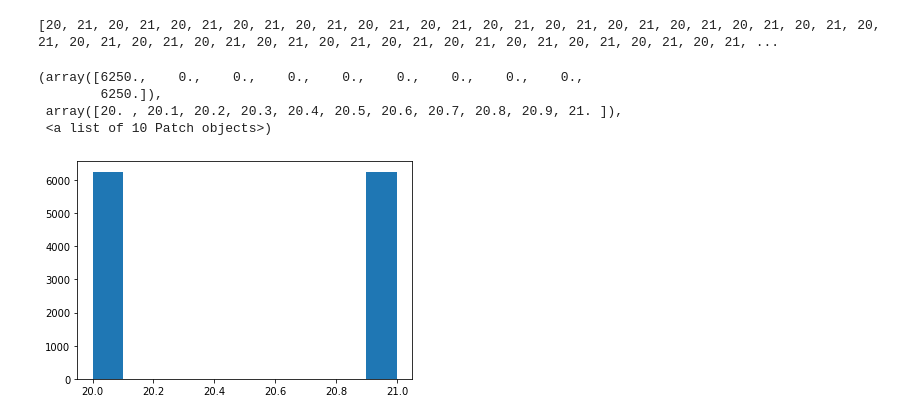
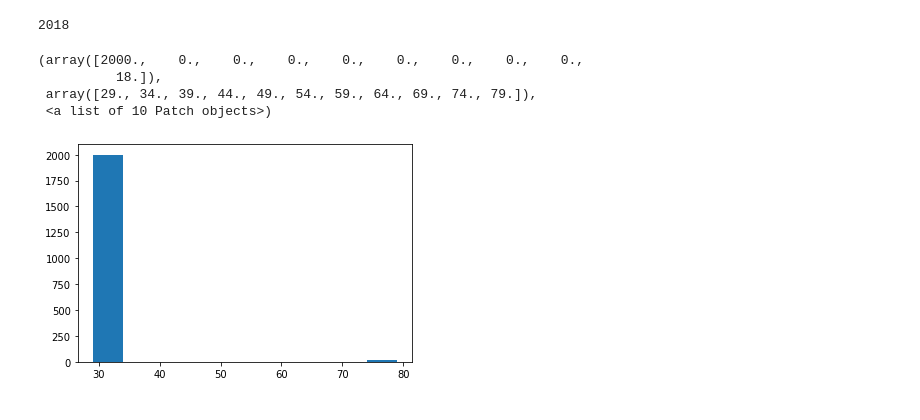
Before and after one commit to qsun19/ETROC1_DMRO, a Jupyter notebook: ETROC1_DMRO_Occupancy.ipynb, the cells around one changed output. Cells and saved outputs as stored; diff of their text form; code cells hidden in the pictures.

```diff
--- a/ETROC1_DMRO_Occupancy.ipynb
+++ b/ETROC1_DMRO_Occupancy.ipynb
@@ -29,7 +29,7 @@ import etroc1_array
 # path = './data/Scan_PhaseAdj_DAC=415_QInj=10M_QSel=6fC/'
 # path = './data/Scan_PhaseAdj_DAC=415_QInj=20M_QSel=6fC/'
 # path = './data/Scan_Threshold_1M25_QSel=6fC/'  ## scan around 200
-path = './data/Test_Pattern_Data/'    ## no scan, at 201
+path = './data/Occupancy/PhaseAdj_Scan_QInj=400K/'    ## no scan, at 201
 # file_in = 'Array_Data_Pixel=15_DAC_P15=409_QSel=6_CLSel=1_RfSel=3_IBSel=7_TDC_testMode=0_PhaseAdj=30_TDC_Mode_Output_B1_1000000_2020-07-01_17-22-24.dat'
 # file_in = 'Array_Data_Pixel=15_DAC_P15=409_QSel=18_CLSel=1_RfSel=3_IBSel=7_TDC_testMode=0_PhaseAdj=30_TDC_Mode_Output_B1_1000000_2020-07-01_17-23-08.dat'
 file_in = 'Array_T_Pixel=15_DAC_P15=414_QSel=6_CLSel=0_RfSel=3_IBSel=7_TDC_testMode=0_PhaseAdj=044_B1_200000_07-13_14-47-52.dat'
@@ -42,8 +42,8 @@ num_file = len(file_in)
 
 # qinj_base = 16    ##  2.5 MHz Qinj frequency
 # qinj_base = 2       ##  20 MHz
-# qinj_base = 100       ##  400 kHz
-qinj_base = 32       ##  1.25 MHz
+qinj_base = 100       ##  400 kHz
+# qinj_base = 32       ##  1.25 MHz
 
 # toa=np.array([0]*num_file)
 # print('toa is',toa)
@@ -107,7 +107,7 @@ for item in tqdm(file_in):
     cal_mu = np.mean(cal)
     cal_std = np.std(cal)
 
-    PhaseAdj = int(file_in[i].split("=")[8].split('_')[0])
+    PhaseAdj = int(file_in[i].split("=")[7].split('_')[0])
 
     toa_list.append(toa)
     toa_mu_list.append(toa_mu)
@@ -140,14 +140,14 @@ print(phase_list)
 # %%
 qinj_base = 32       ##  1.25 MHz
-print(hitposition_mod_list[0])
-plt.hist(hitposition_mod_list[0])
+print(len(hitposition_mod_list[98]))
+plt.hist(hitposition_mod_list[98])
 # %% [output]
-[20, 21, 20, 21, 20, 21, 20, 21, 20, 21, 20, 21, 20, 21, 20, 21, 20, 21, 20, 21, 20, 21, 20, 21, 20, 21, 20, 21, 20, 21, 20, 21, 20, 21, 20, 21, 20, 21, 20, 21, 20, 21, 20, 21, 20, 21, 20, 21, 20, 21, ...
+2018
-(array([6250.,    0.,    0.,    0.,    0.,    0.,    0.,    0.,    0.,
-        6250.]),
- array([20. , 20.1, 20.2, 20.3, 20.4, 20.5, 20.6, 20.7, 20.8, 20.9, 21. ]),
+(array([2000.,    0.,    0.,    0.,    0.,    0.,    0.,    0.,    0.,
+          18.]),
+ array([29., 34., 39., 44., 49., 54., 59., 64., 69., 74., 79.]),
  <a list of 10 Patch objects>)
-[figure, old version]
+[figure, new version]
 # %%
 print(phase_list)
 print(events_list)
```
Also changed, not shown: parts of 2 cells of this notebook, 1 other file.
